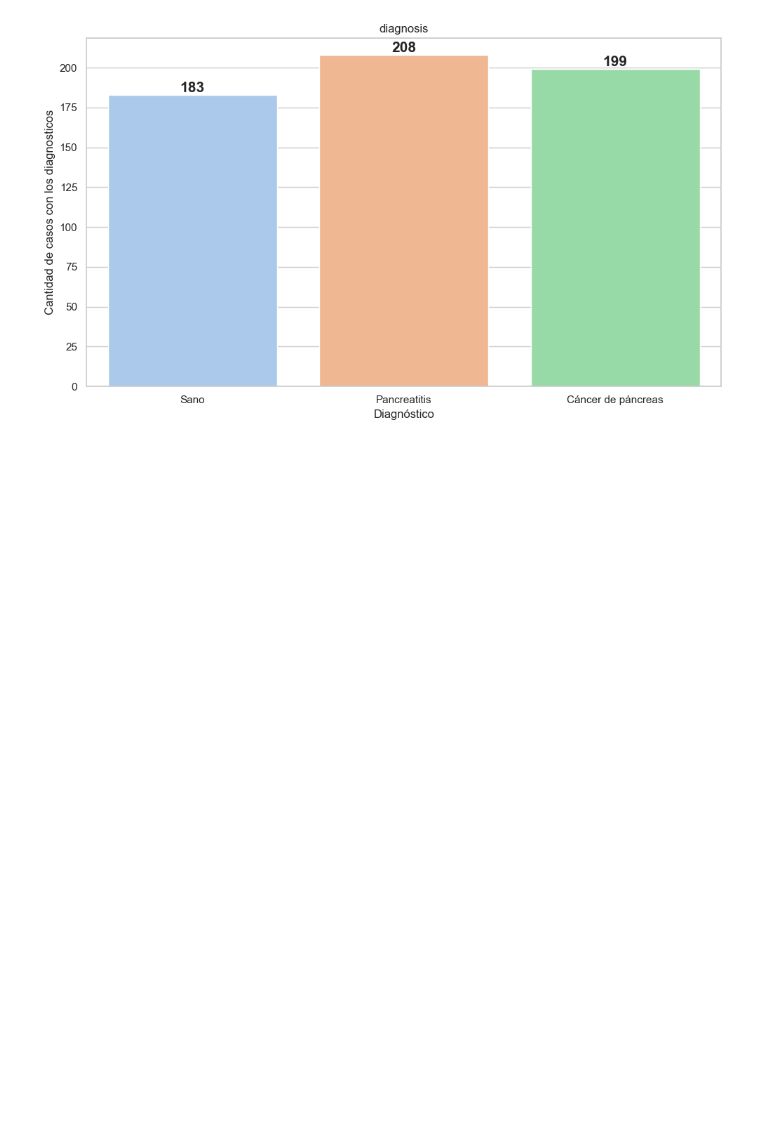
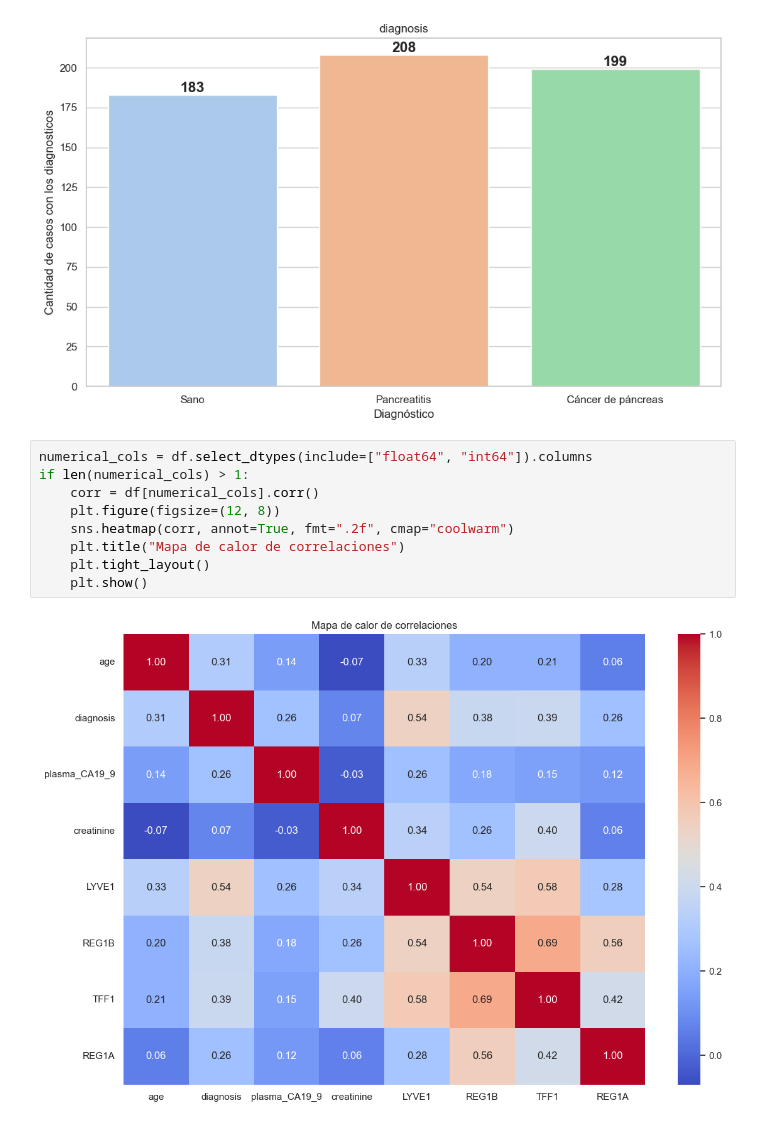
Before and after one commit to Pepe08tn/Proyecto-PIA-2025, a Jupyter notebook: notebooks/note.ipynb, the cells around one changed output. Drawn from its saved outputs; the diff is of its cells as text; blank space fills up the shorter version.

```diff
--- a/notebooks/note.ipynb
+++ b/notebooks/note.ipynb
@@ -151,3 +151,14 @@ Passing `palette` without assigning `hue` is deprecated and will be removed in v
 
   ax = sns.countplot(data=df, x="etiqueta_diagnostico", palette="pastel", order=orden_clases)
 [figure]
+# %%
+numerical_cols = df.select_dtypes(include=["float64", "int64"]).columns
+if len(numerical_cols) > 1:
+    corr = df[numerical_cols].corr()
+    plt.figure(figsize=(12, 8))
+    sns.heatmap(corr, annot=True, fmt=".2f", cmap="coolwarm")
+    plt.title("Mapa de calor de correlaciones")
+    plt.tight_layout()
+    plt.show()
+# %% [output]
+[figure, added]
```
Also changed, not shown: parts of 1 cell of this notebook.
